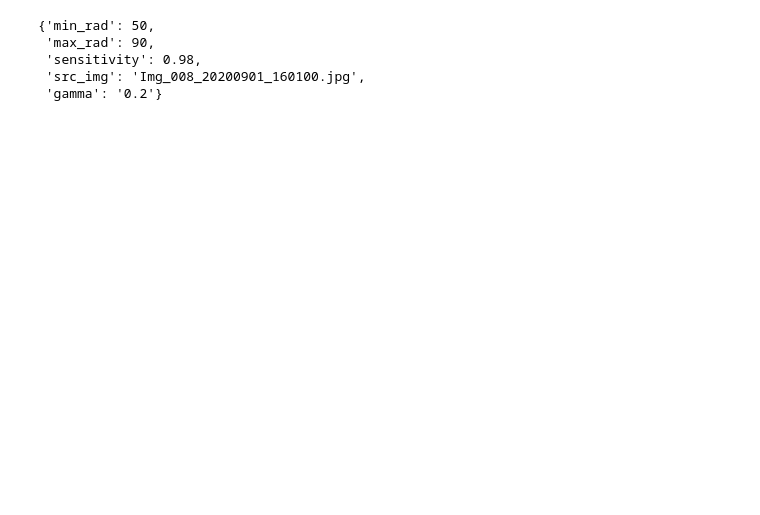
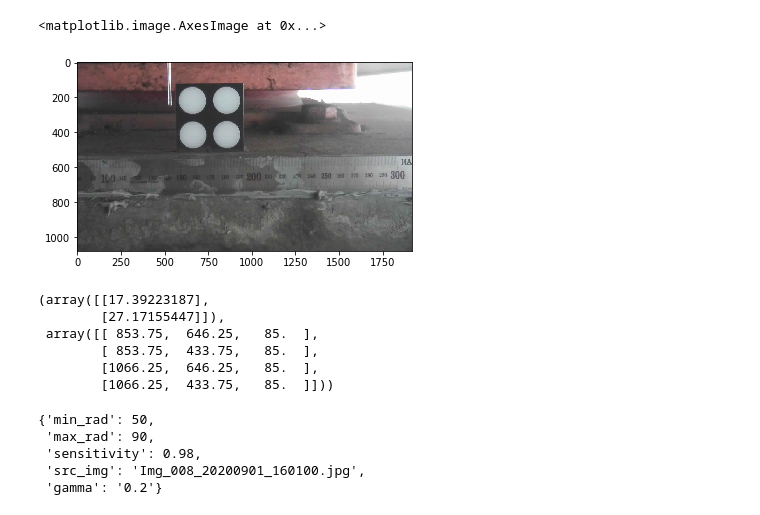
Before and after one commit to StringBottle/brg-shoe-disp-monit, a Jupyter notebook: disp_measure_demo.ipynb, the cells around one changed output. Cells and saved outputs as stored; diff of their text form; code cells hidden in the pictures; blank space fills up the shorter version.

```diff
--- a/disp_measure_demo.ipynb
+++ b/disp_measure_demo.ipynb
@@ -28,3 +34,23 @@ params = param_config[sensor_num]
+# %%
+dest_img = imread('/home/sss/Desktop/Img_050_20201027_070100.jpg')
+plt.imshow(dest_img)
+# %% [output]
+<matplotlib.image.AxesImage at 0x...>
+[figure, added]
+# %%
+disp, dest_circles = displacement_measure(dest_img,
+                                          src_img,
+                                          params = params,
+#                                               src_circles = src_circles
+                                          )
+disp, dest_circles
+# %% [output]
+(array([[17.39223187],
+        [27.17155447]]),
+ array([[ 853.75,  646.25,   85.  ],
+        [ 853.75,  433.75,   85.  ],
+        [1066.25,  646.25,   85.  ],
+        [1066.25,  433.75,   85.  ]]))
 # %%
 params
 # %% [output]
```
Also changed, not shown: parts of 2 cells of this notebook.
